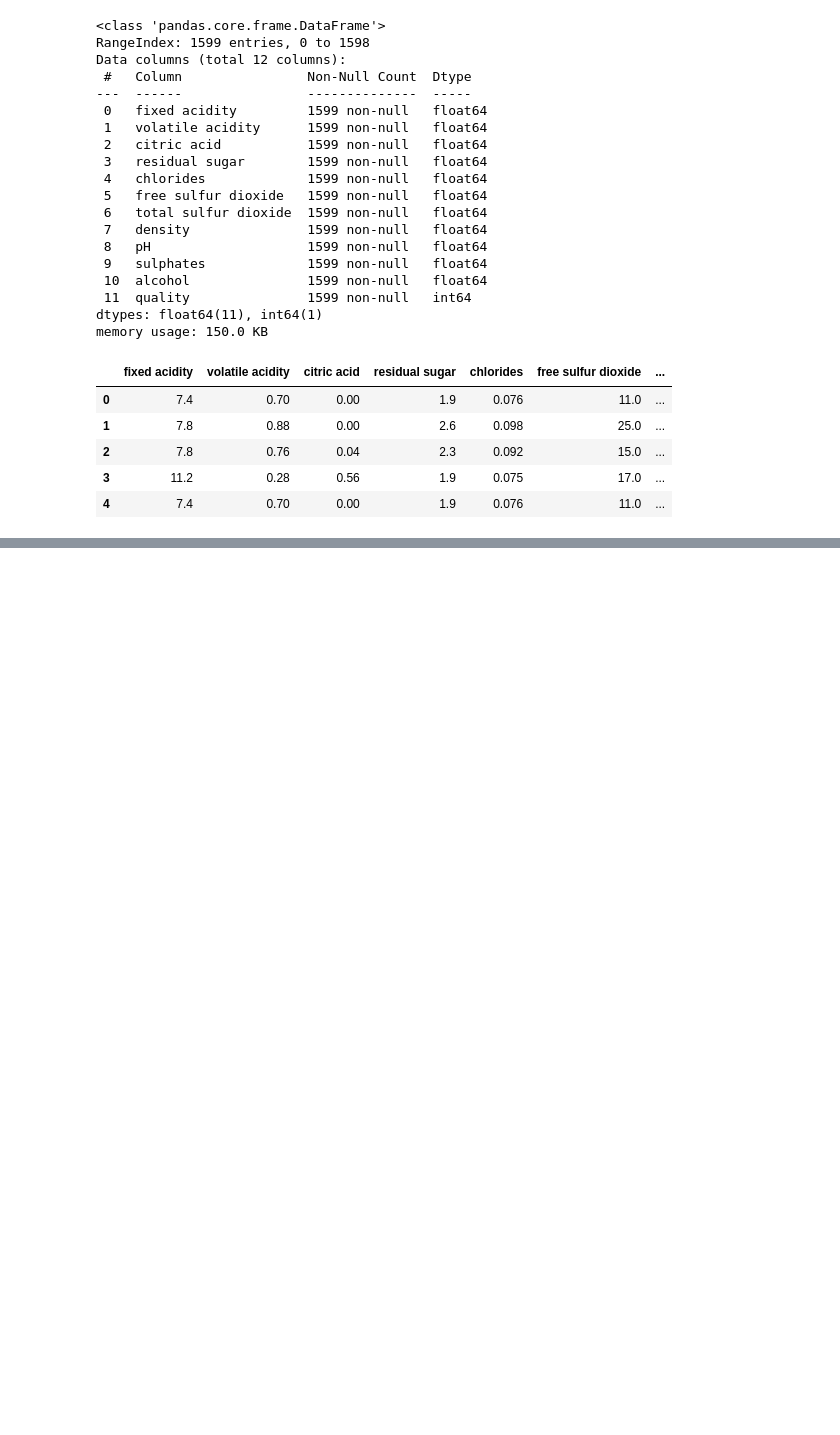
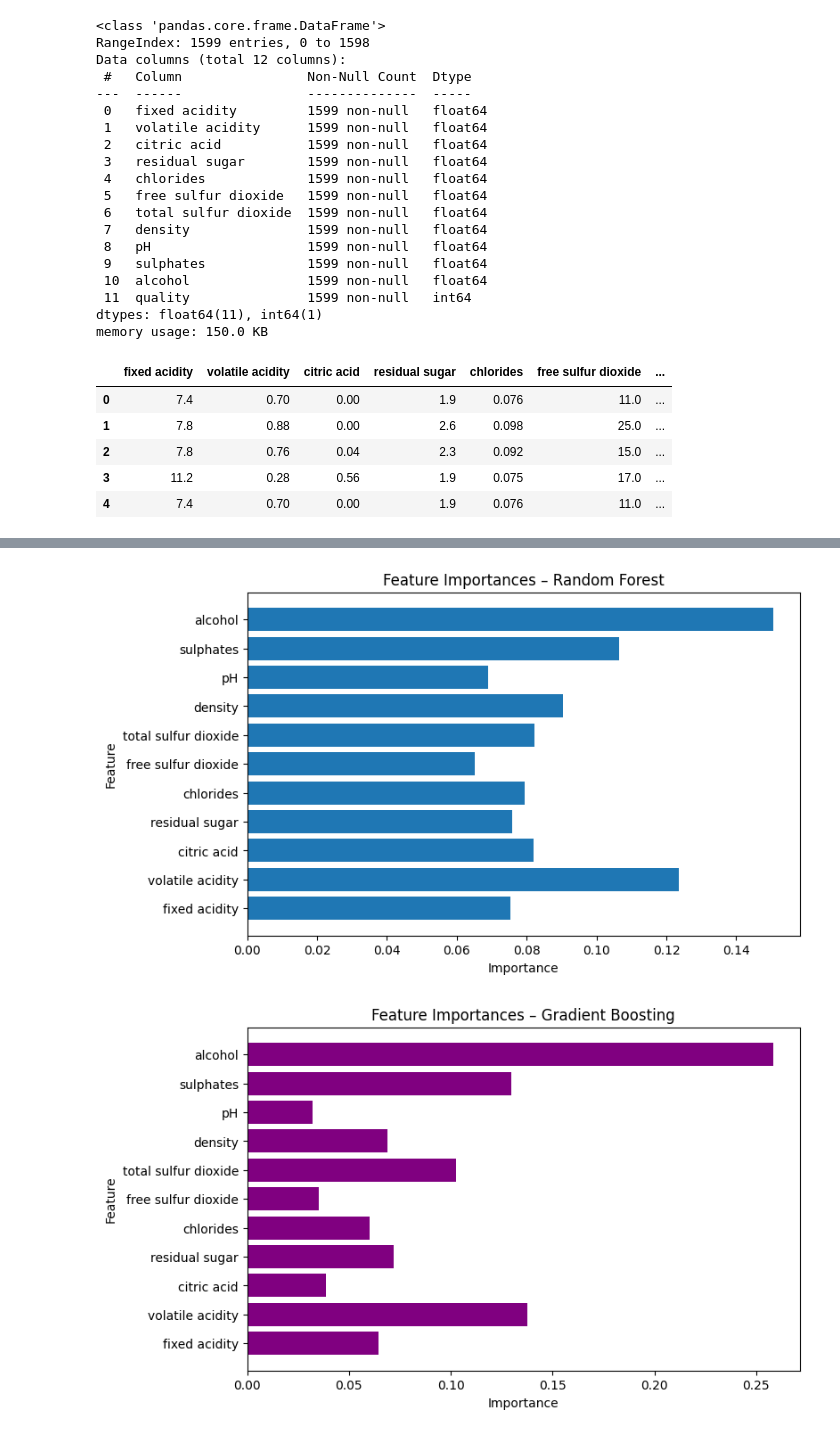
Before and after one commit to 14dstcyr/applied-ml-dstcyr, a Jupyter notebook: notebooks/project05/ensemble_stcyr.ipynb, the cells around one changed output, grey strips where cells are left out. Drawn from its saved outputs; the diff is of its cells as text; code cells hidden in the pictures; blank space fills up the shorter version.

```diff
--- a/notebooks/project05/ensemble_stcyr.ipynb
+++ b/notebooks/project05/ensemble_stcyr.ipynb
@@ -140,0 +447,24 @@ df["quality_numeric"] = df["quality"].apply(quality_to_number)
+# %%
+# Feature Importance for Random Forest
+importances_rf = rf_model.feature_importances_
+feature_names = X.columns
+
+plt.figure(figsize=(8,5))
+plt.barh(feature_names, importances_rf)
+plt.title("Feature Importances – Random Forest")
+plt.xlabel("Importance")
+plt.ylabel("Feature")
+plt.show()
+
+# Feature Importance for Gradient Boosting
+importances_gb = gb_model.feature_importances_
+
+plt.figure(figsize=(8,5))
+plt.barh(feature_names, importances_gb, color="purple")
+plt.title("Feature Importances – Gradient Boosting")
+plt.xlabel("Importance")
+plt.ylabel("Feature")
+plt.show()
+# %% [output]
+[figure, added]
+[figure, added]
```
Also changed, not shown: parts of 22 cells of this notebook, 2 other files.
